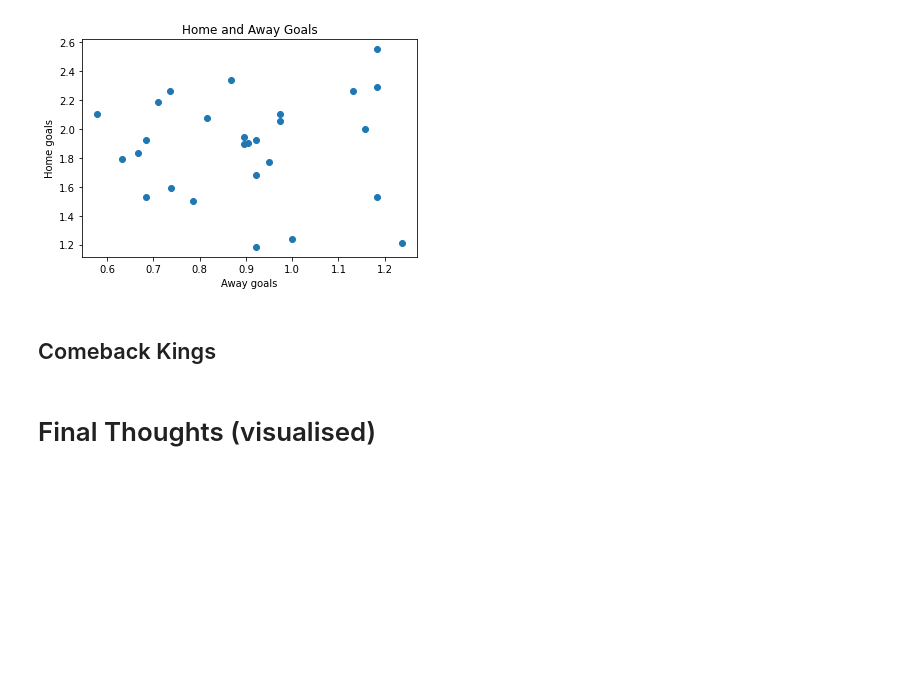
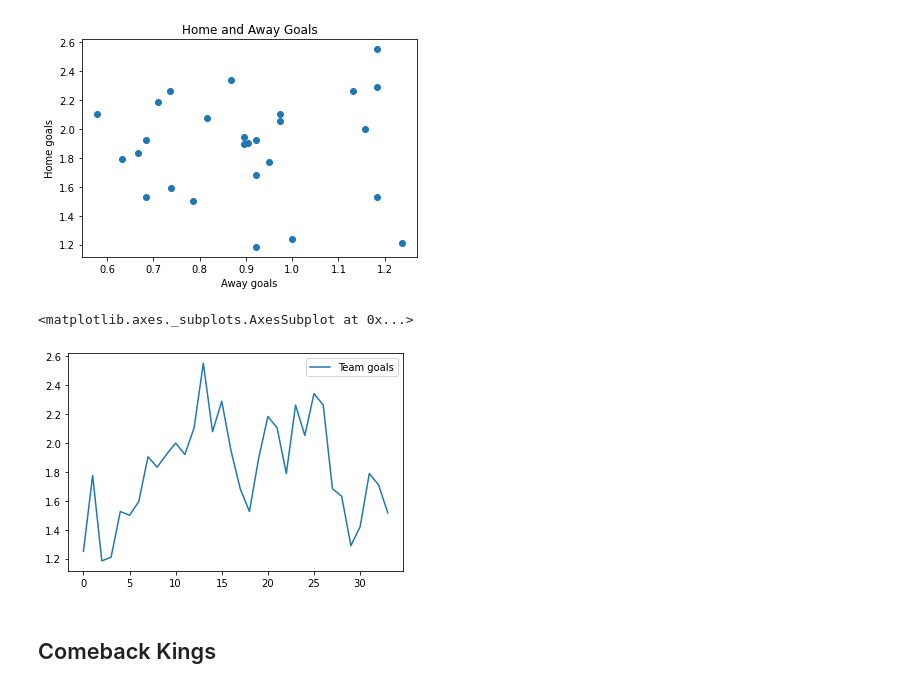
Before and after one commit to bw20/Data_insights, a Jupyter notebook: Football_analysis.ipynb, the cells around one changed output. Drawn from its saved outputs; the diff is of its cells as text; code cells hidden in the pictures; blank space fills up the shorter version.

```diff
--- a/Football_analysis.ipynb
+++ b/Football_analysis.ipynb
@@ -410,7 +549,16 @@ plt.ylabel('Home goals')
 plt.show()
 # %% [output]
 [figure]
+# %%
+df = merge_df('1986-87', '2019-20')
+df = add_columns(df[13:])
+df = find_team_games(df, 'Manchester United').reset_index(drop=True)
+#Now let's add team statistics for Ferguson's United teams
+df = team_stats(df, 'Manchester United')
+
+df.groupby(['Season'], as_index = False).agg({'Team goals': 'mean'}).plot.line()
+# %% [output]
+<matplotlib.axes._subplots.AxesSubplot at 0x...>
+[figure, added]
 # %% [markdown]
 ## Comeback Kings
-# %% [markdown]
-# Final Thoughts (visualised)
```
Also changed, not shown: parts of 11 cells of this notebook.
